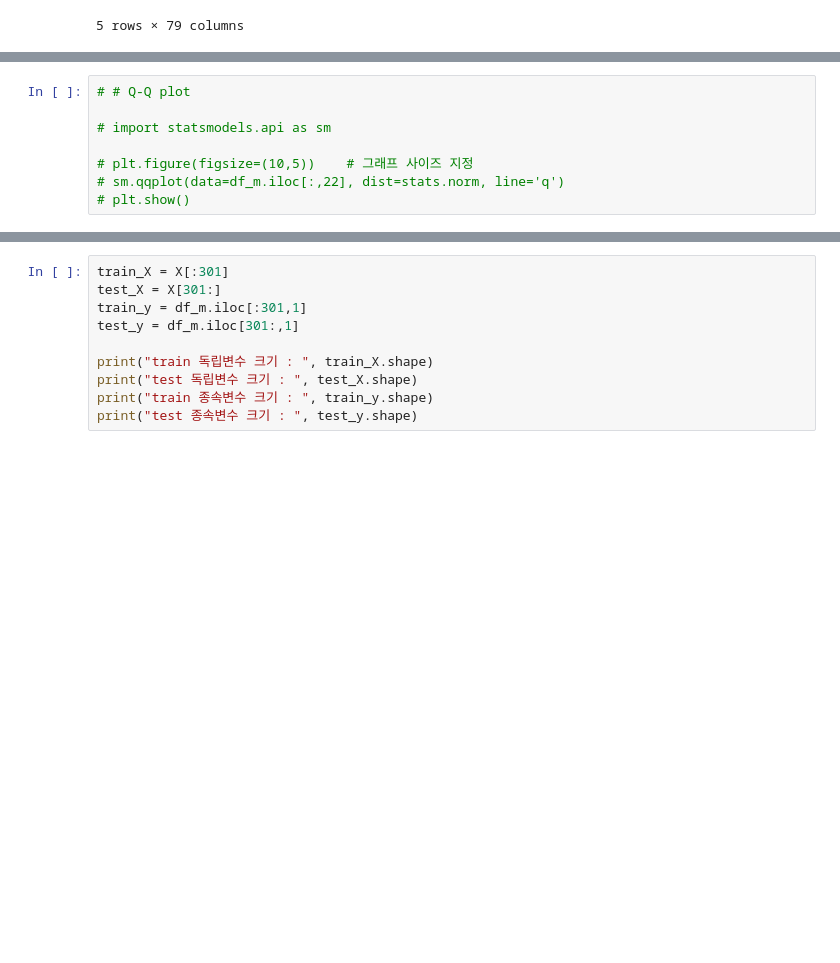
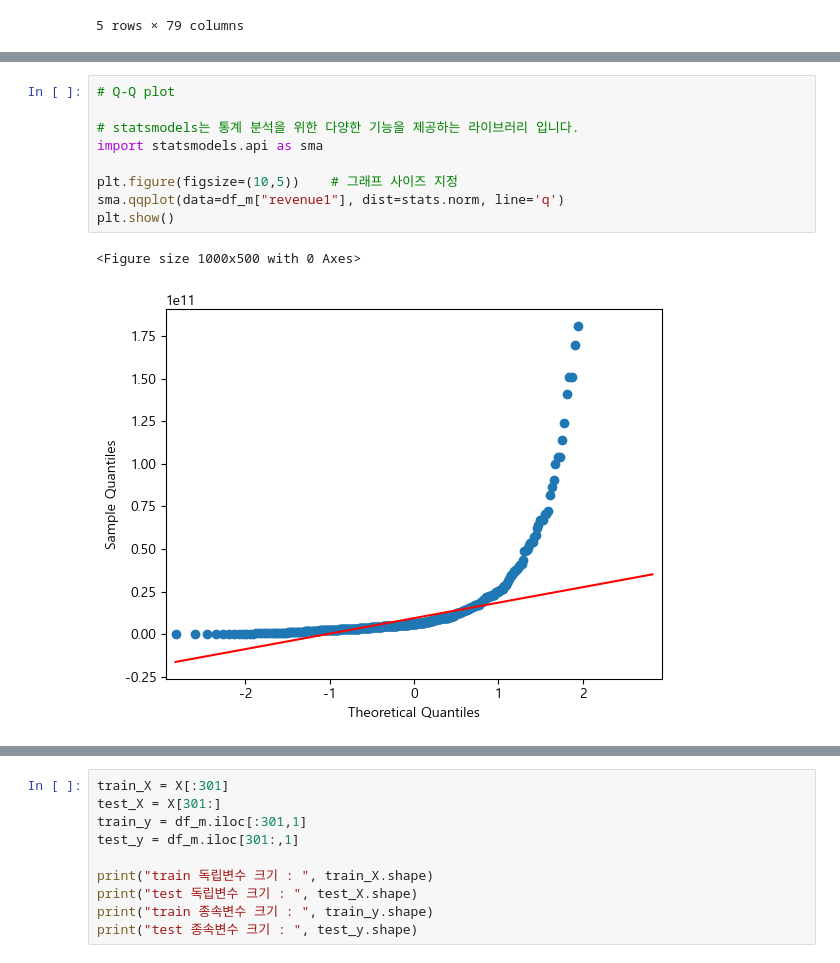
Before and after one commit to nyeokinyeoki/Gym_zalabim, a Jupyter notebook: ipynb/hospital.ipynb, the cells around one changed output, grey strips where cells are left out. Drawn from its saved outputs; the diff is of its cells as text; blank space fills up the shorter version.

```diff
--- a/ipynb/hospital.ipynb
+++ b/ipynb/hospital.ipynb
@@ -1254,8 +1361,12 @@ memory usage: 227.4 KB
 # %%
-# # Q-Q plot
+# Q-Q plot
 
-# import statsmodels.api as sm
+# statsmodels는 통계 분석을 위한 다양한 기능을 제공하는 라이브러리 입니다.
+import statsmodels.api as sma
 
-# plt.figure(figsize=(10,5))    # 그래프 사이즈 지정
-# sm.qqplot(data=df_m.iloc[:,22], dist=stats.norm, line='q')
-# plt.show()
+plt.figure(figsize=(10,5))    # 그래프 사이즈 지정
+sma.qqplot(data=df_m["revenue1"], dist=stats.norm, line='q')
+plt.show()
+# %% [output]
+<Figure size 1000x500 with 0 Axes>
+[figure, added]
```
Also changed, not shown: parts of 33 cells of this notebook, 1 other file.
